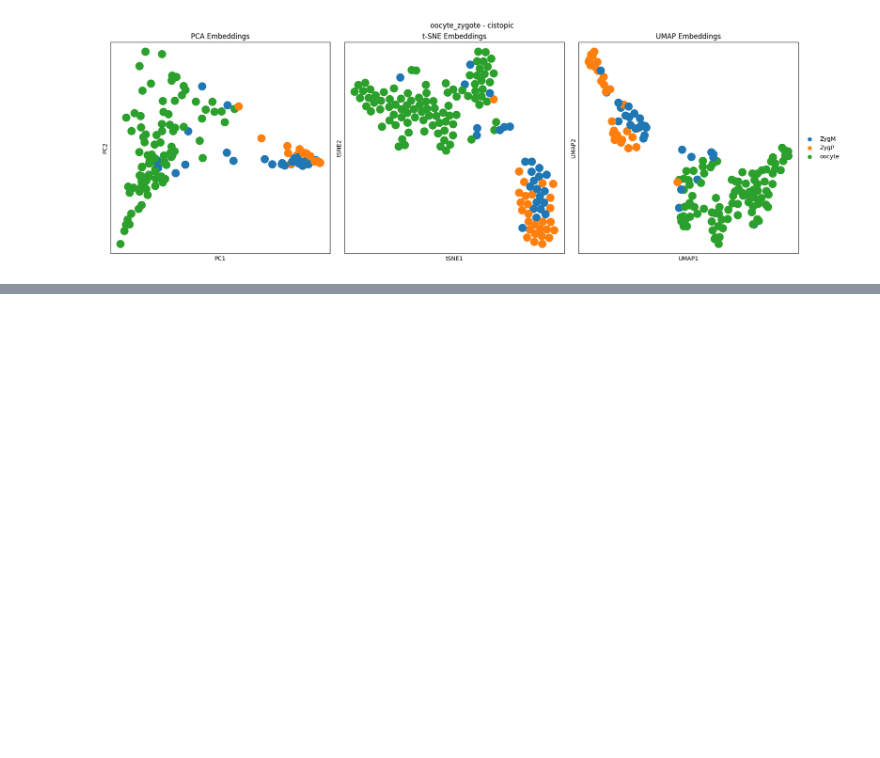
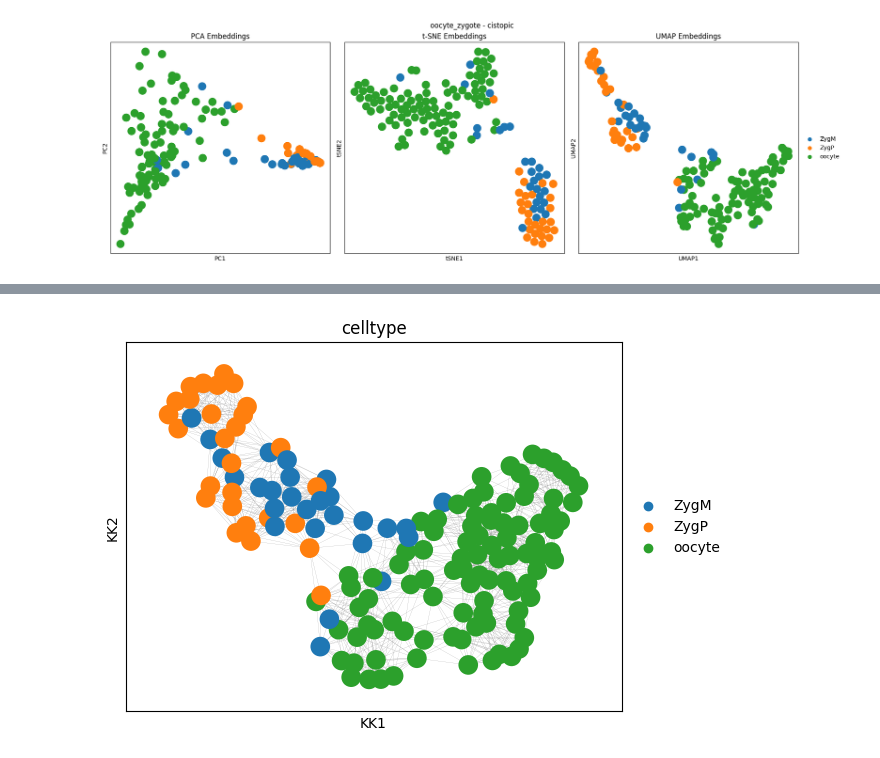
Before and after one commit to JinLabBioinfo/SCORE, a Jupyter notebook: tutorials/intro.ipynb, the cells around one changed output, grey strips where cells are left out. Cells and saved outputs as stored; diff of their text form; code cells hidden in the pictures; blank space fills up the shorter version.

```diff
--- a/tutorials/intro.ipynb
+++ b/tutorials/intro.ipynb
@@ -108,0 +119,5 @@ Image(filename='results/oocyte_zygote/1M/cistopic/celltype_plots/embedding.png')
+# %%
+import scanpy as sc
+
+adata = sc.read('results/oocyte_zygote/1M/cistopic/anndata_obj.h5ad')
+adata
@@ -108,0 +131,5 @@ Image(filename='results/oocyte_zygote/1M/cistopic/celltype_plots/embedding.png')
+# %%
+sc.tl.draw_graph(adata, layout='kk')
+sc.pl.draw_graph(adata, color=['celltype'], edges=True)
+# %% [output]
+[figure, added]
```
Also changed, not shown: parts of 7 cells of this notebook.
